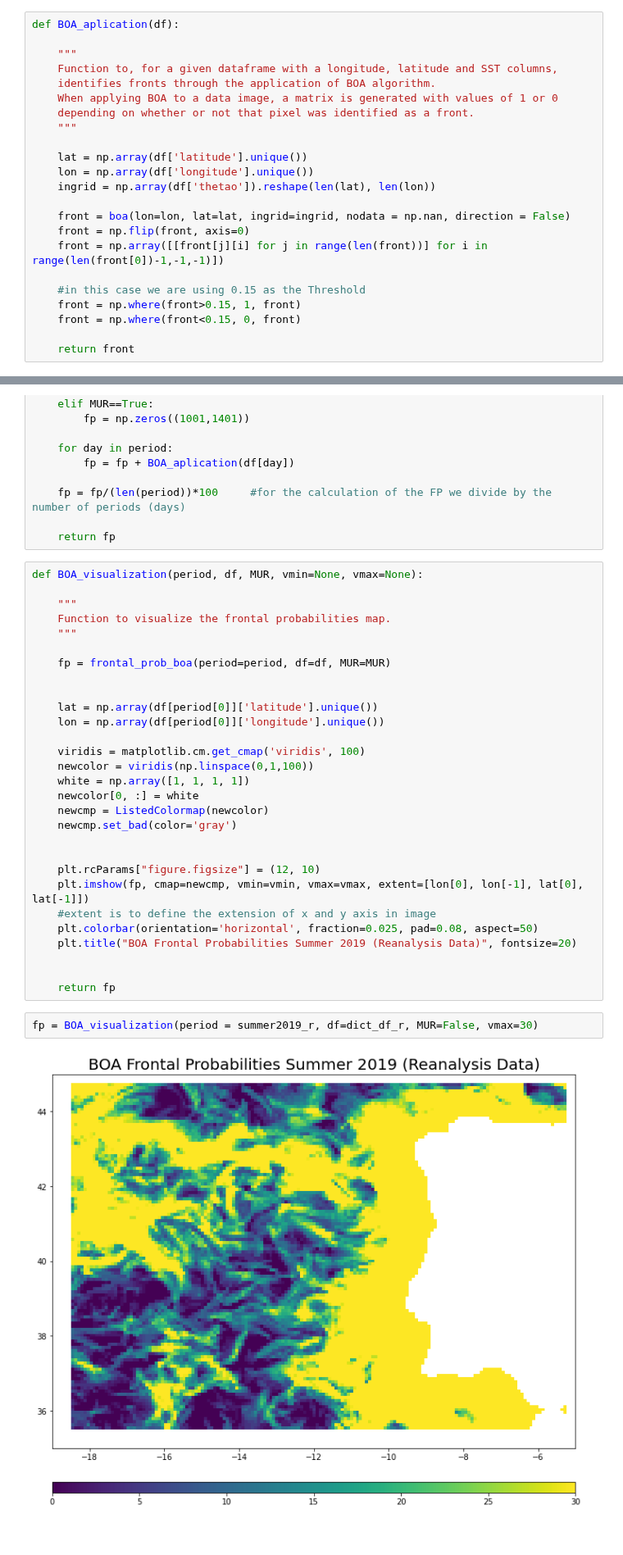
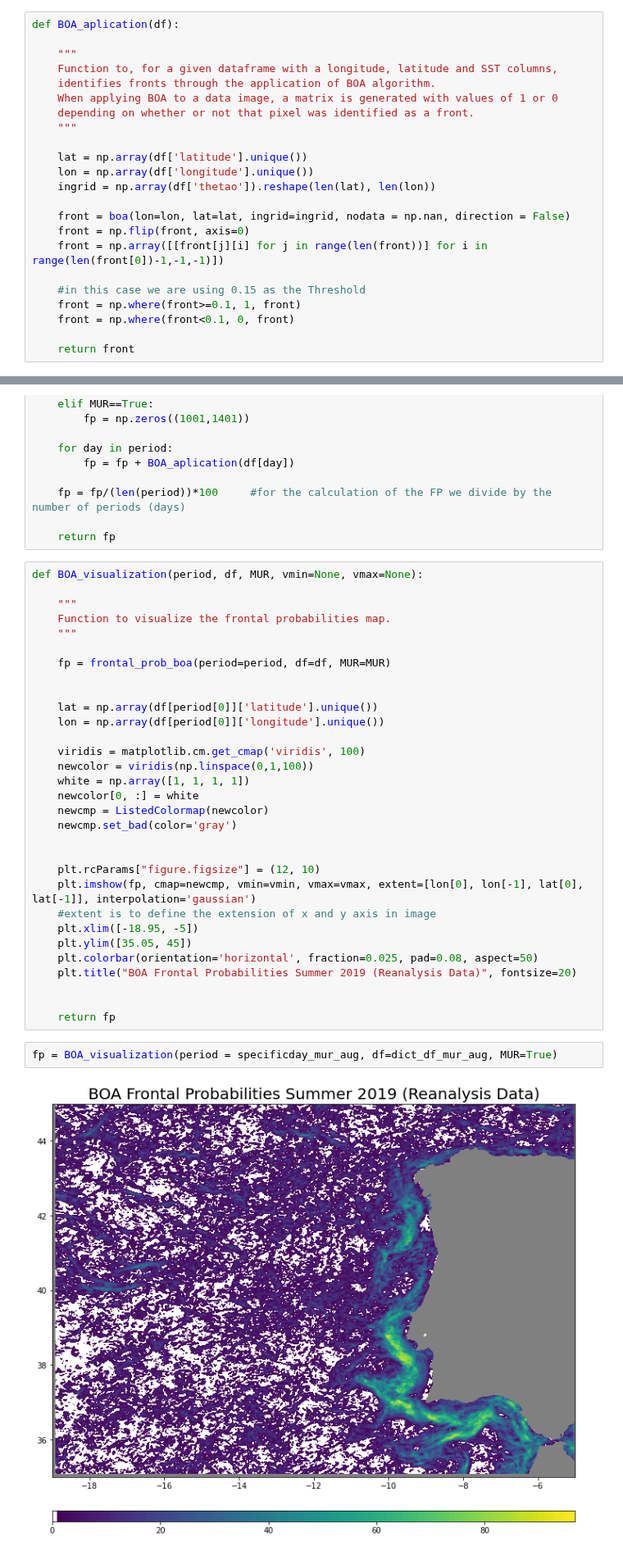
Before and after one commit to CoLAB-ATLANTIC/JUNO, a Jupyter notebook: notebooks/BOA_frontal_prob.ipynb, the cells around one changed output, grey strips where cells are left out. Shown at 82% size. Saved outputs shown, nothing was run; the diff lists cells and outputs as text.

```diff
--- a/notebooks/BOA_frontal_prob.ipynb
+++ b/notebooks/BOA_frontal_prob.ipynb
@@ -329,8 +329,8 @@ def BOA_aplication(df):
     front = np.array([[front[j][i] for j in range(len(front))] for i in range(len(front[0])-1,-1,-1)])
 
     #in this case we are using 0.15 as the Threshold
-    front = np.where(front>0.15, 1, front)
-    front = np.where(front<0.15, 0, front)
+    front = np.where(front>=0.1, 1, front)
+    front = np.where(front<0.1, 0, front)
 
     return front
 # %%
@@ -376,17 +376,19 @@ def BOA_visualization(period, df, MUR, vmin=None, vmax=None):
 
 
     plt.rcParams["figure.figsize"] = (12, 10)
-    plt.imshow(fp, cmap=newcmp, vmin=vmin, vmax=vmax, extent=[lon[0], lon[-1], lat[0], lat[-1]])
+    plt.imshow(fp, cmap=newcmp, vmin=vmin, vmax=vmax, extent=[lon[0], lon[-1], lat[0], lat[-1]], interpolation='gaussian')
     #extent is to define the extension of x and y axis in image
+    plt.xlim([-18.95, -5])
+    plt.ylim([35.05, 45])
     plt.colorbar(orientation='horizontal', fraction=0.025, pad=0.08, aspect=50)
     plt.title("BOA Frontal Probabilities Summer 2019 (Reanalysis Data)", fontsize=20)
 
 
     return fp
 # %%
-fp = BOA_visualization(period = summer2019_r, df=dict_df_r, MUR=False, vmax=30)
+fp = BOA_visualization(period = specificday_mur_aug, df=dict_df_mur_aug, MUR=True)
 # %% [output]
-[figure, old version]
+[figure, new version]
 # %%
 front2 = BOA_visualization(period=specificday_mur_aug[:5], df=dict_df_mur_aug, MUR=True)
 # %% [output]
```
Also changed, not shown: parts of 3 cells of this notebook, 2 other files.
